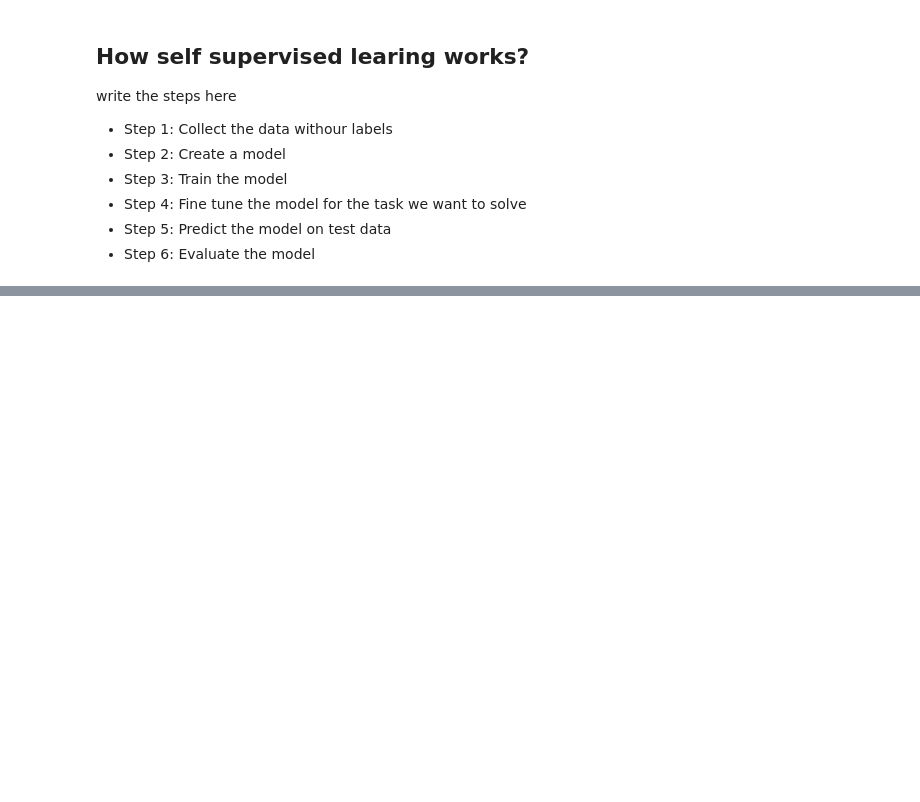
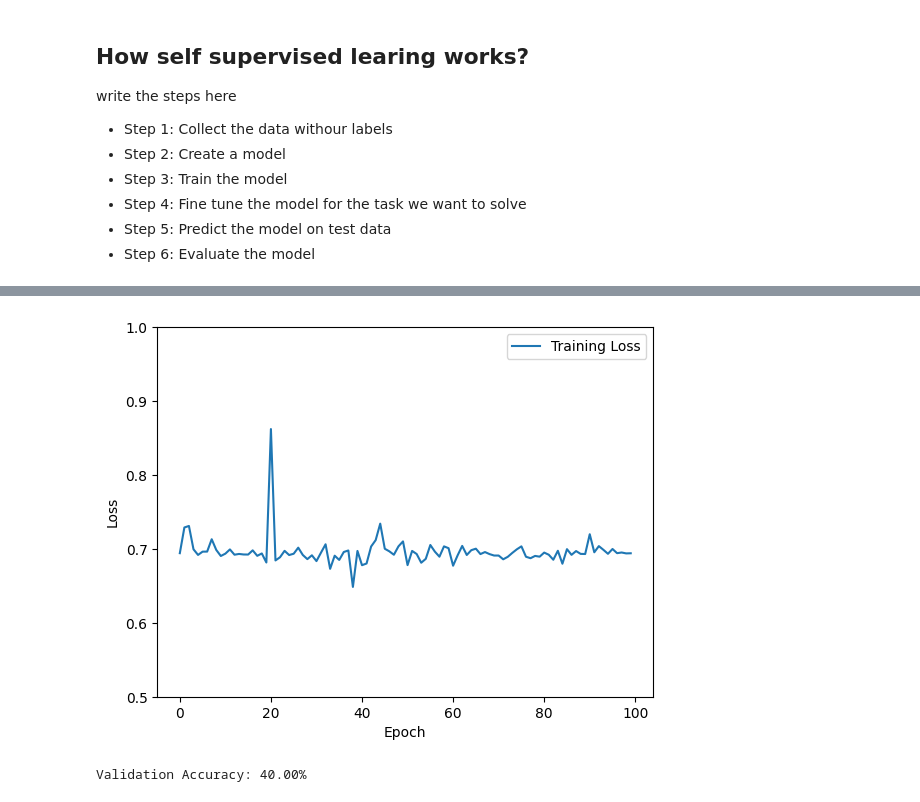
Before and after one commit to rishabh-mondal/Rishabh-mondal.github.io, a Jupyter notebook: posts/self_supervised_learing.ipynb, the cells around one changed output, grey strips where cells are left out. Cells and saved outputs as stored; diff of their text form; code cells hidden in the pictures; blank space fills up the shorter version.

```diff
--- a/posts/self_supervised_learing.ipynb
+++ b/posts/self_supervised_learing.ipynb
@@ -28,0 +112,3 @@ Self supervised learing on Brick Kilns dataset
+# %%
+train_data = datasets.ImageFolder('/home/rishabh.mondal/label_image_FT', transform=transform)
+train_loader = DataLoader(train_data, batch_size=32, shuffle=True)
@@ -28,0 +168,10 @@ Self supervised learing on Brick Kilns dataset
+# %%
+if torch.cuda.is_available():
+    device = torch.device("cuda")
+else:
+    device = torch.device("cpu")
+# %%
+# print model
+model = VGGLike(num_classes=2)
+model = model.to(device)
+print(model)
@@ -28,0 +206,20 @@ Self supervised learing on Brick Kilns dataset
+# %%
+#define the loss and optimizer
+criterion = nn.CrossEntropyLoss()
+optimizer = optim.Adam(model.parameters(), lr=0.001)
+loss_list = []
+for epoch in range(100):
+    running_loss = 0.0
+    for i, data in enumerate(train_loader):
+        inputs, labels = data
+        inputs, labels = inputs.to(device), labels.to(device)
+        optimizer.zero_grad()
+        outputs = model(inputs)
+        loss = criterion(outputs, labels)
+        loss.backward()
+        optimizer.step()
+        running_loss += loss.item()
+    epoch_loss = running_loss / len(train_loader)
+    loss_list.append(epoch_loss)
+
+    print('Epoch: %d | Loss: %.4f' % (epoch + 1, epoch_loss))
@@ -28,0 +244,8 @@ Self supervised learing on Brick Kilns dataset
+# %%
+plt.plot(loss_list, label='Training Loss')
+plt.ylim((.5,1.))
+plt.xlabel('Epoch')
+plt.ylabel('Loss')
+plt.legend();
+# %% [output]
+[figure, added]
@@ -28,0 +256,24 @@ Self supervised learing on Brick Kilns dataset
+# %%
+model.eval()  # Set the model to evaluation mode
+
+correct = 0
+total = 0
+true_labels = []
+predicted_labels = []
+
+with torch.no_grad():
+    for data in test_loader:
+        inputs, labels = data
+        inputs, labels = inputs.to(device), labels.to(device)
+
+        outputs = model(inputs)
+        _, predicted = outputs.max(1)
+
+        total += labels.size(0)
+        correct += (predicted == labels).sum().item()
+        true_labels.extend(labels.tolist())
+        predicted_labels.extend(predicted.tolist())
+accuracy = 100 * correct / total
+print(f'Validation Accuracy: {accuracy:.2f}%')
+# %% [output]
+Validation Accuracy: 40.00%
```
Also changed, not shown: parts of 18 cells of this notebook.
